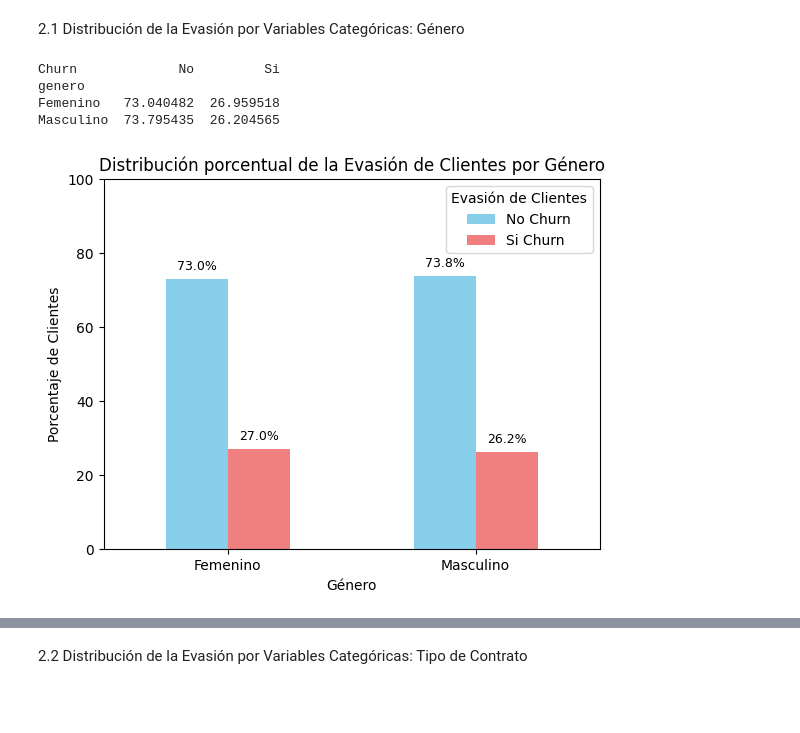
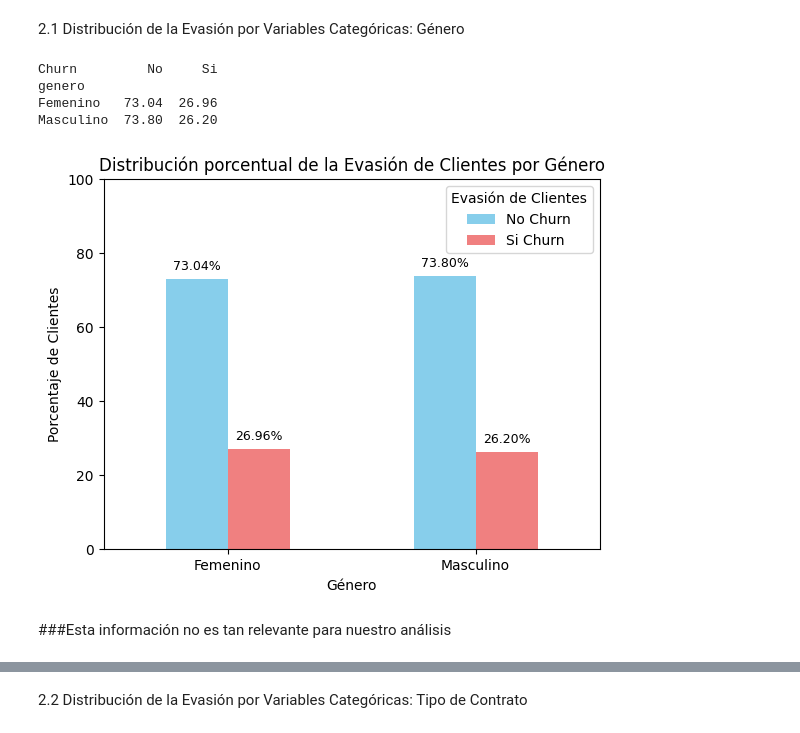
Before and after one commit to rociocelestial/Challenge2-Data-Science, a Jupyter notebook: TelecomX_LATAM.ipynb, the cells around one changed output, grey strips where cells are left out. Saved outputs shown, nothing was run; the diff lists cells and outputs as text; code cells hidden in the pictures; blank space fills up the shorter version.

```diff
--- a/TelecomX_LATAM.ipynb
+++ b/TelecomX_LATAM.ipynb
@@ -228,7 +228,7 @@ df
 columnas = {                                                        # Diccionario con los nuevos nombres de las columnas.
     'customerID': 'cliente_id',
     'customer.gender': 'genero',
-    'customer.SeniorCitizen': 'tiene +60',
+    'customer.SeniorCitizen': 'adulto_mayor',
     'customer.Partner': 'posee_pareja',
     'customer.Dependents': 'posee_dependientes',
     'customer.tenure': 'tiempo_contrato',
@@ -324,4 +293,4 @@ plt.gca().spines[['top', 'right',]].set_visible(False)
 # %%
-df['tiene +60'] = df['tiene +60'].replace({1:'Si', 0:'No'})
+df['adulto_mayor'] = df['adulto_mayor'].replace({1:'Si', 0:'No'})
 df.head()
 # %% [output]
@@ -413,7 +398,7 @@ plt.ylim(0,85)
 
 # Añadir etiquetas de porcentaje en las barras
 for p in ax.patches:
-    ax.annotate(f'{p.get_height():.1f}%', (p.get_x() + p.get_width() / 2., p.get_height()),
+    ax.annotate(f'{p.get_height():.2f}%', (p.get_x() + p.get_width() / 2., p.get_height()),
                 ha='center', va='center', xytext=(1, 10), textcoords='offset points', fontsize=10)
 
 plt.show()
@@ -454,41 +441,43 @@ plt.show()
 # %%
 import plotly.express as px
 # %%
-churn_genero = df.groupby('genero')['Churn'].value_counts(normalize=True).mul(100).unstack(fill_value=0)
+churn_genero = df.groupby('genero')['Churn'].value_counts(normalize=True).mul(100).unstack(fill_value=0).round(2)
 print(churn_genero)
 # %% [output]
-Churn             No         Si
+Churn         No     Si
 genero
-Femenino   73.040482  26.959518
-Masculino  73.795435  26.204565
+Femenino   73.04  26.96
+Masculino  73.80  26.20
 # %%
 ax = churn_genero.plot(kind='bar', color=['skyblue', 'lightcoral'])
 plt.title('Distribución porcentual de la Evasión de Clientes por Género')
 plt.xlabel('Género')
 plt.ylabel('Porcentaje de Clientes')
 plt.xticks(rotation=0)
 plt.ylim(0, 100) # Establecer el límite del eje y para acomodar los porcentajes
 
 # Añadir etiquetas de porcentaje en las barras
 for p in ax.patches:
     height = p.get_height()
-    ax.annotate(f'{height:.1f}%',
+    ax.annotate(f'{height:.2f}%',
                 (p.get_x() + p.get_width() / 2., height),
                 ha='center', va='bottom', fontsize=9, color='black',
                 xytext=(0, 5), textcoords='offset points')
 
 # Crear elementos de leyenda personalizados
 legend_elements = [
     Patch(facecolor='skyblue', label='No Churn'),
     Patch(facecolor='lightcoral', label='Si Churn')
 ]
 
 # Añadir la leyenda al gráfico
 ax.legend(handles=legend_elements, title="Evasión de Clientes")
 
 plt.show()
 # %% [output]
-[figure, old version]
+[figure, new version]
+# %% [markdown]
+###Esta información no es tan relevante para nuestro análisis
 # %%
 px.histogram(df, x='genero', text_auto=True, color='Churn', barmode='group')
 # %% [output]
```
Also changed, not shown: parts of 11 cells of this notebook.
